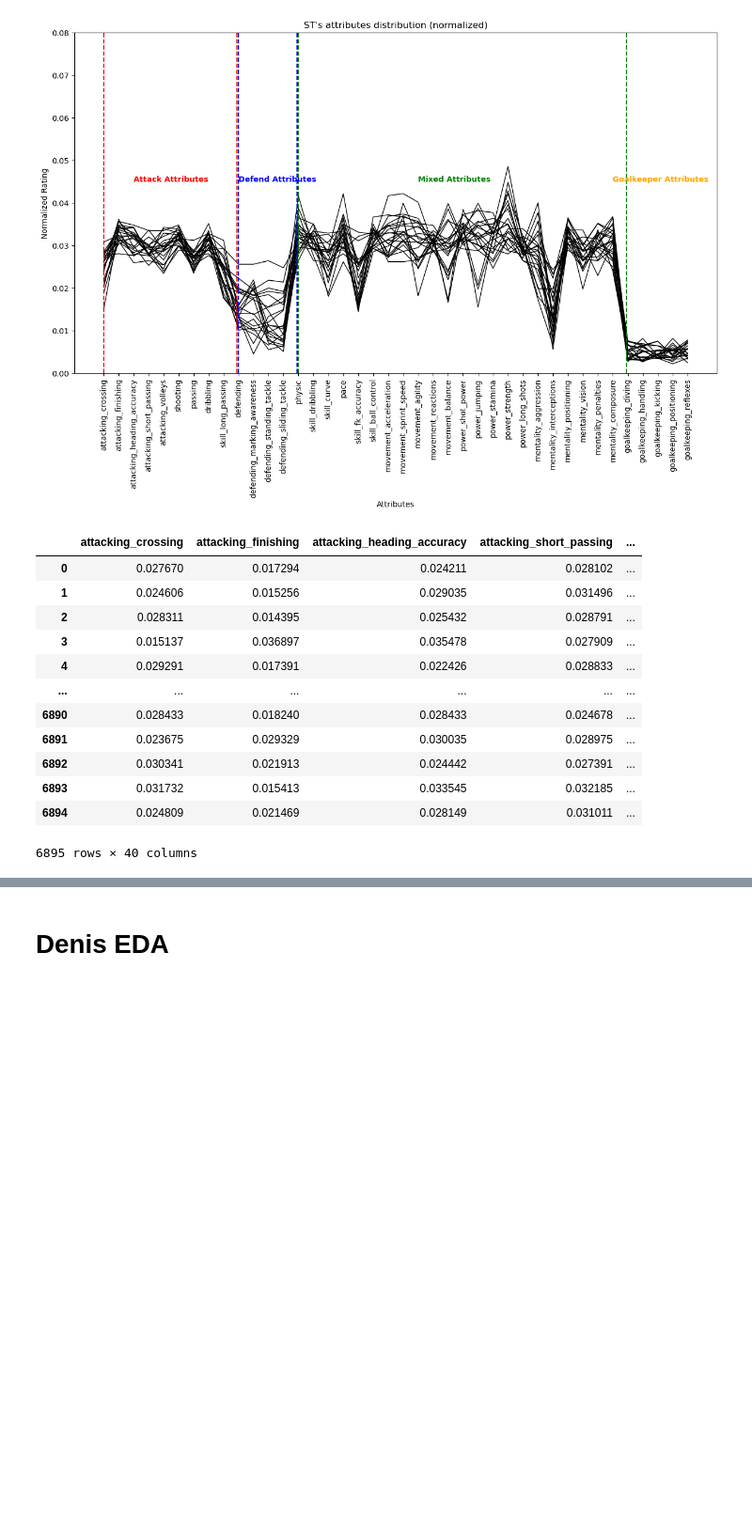
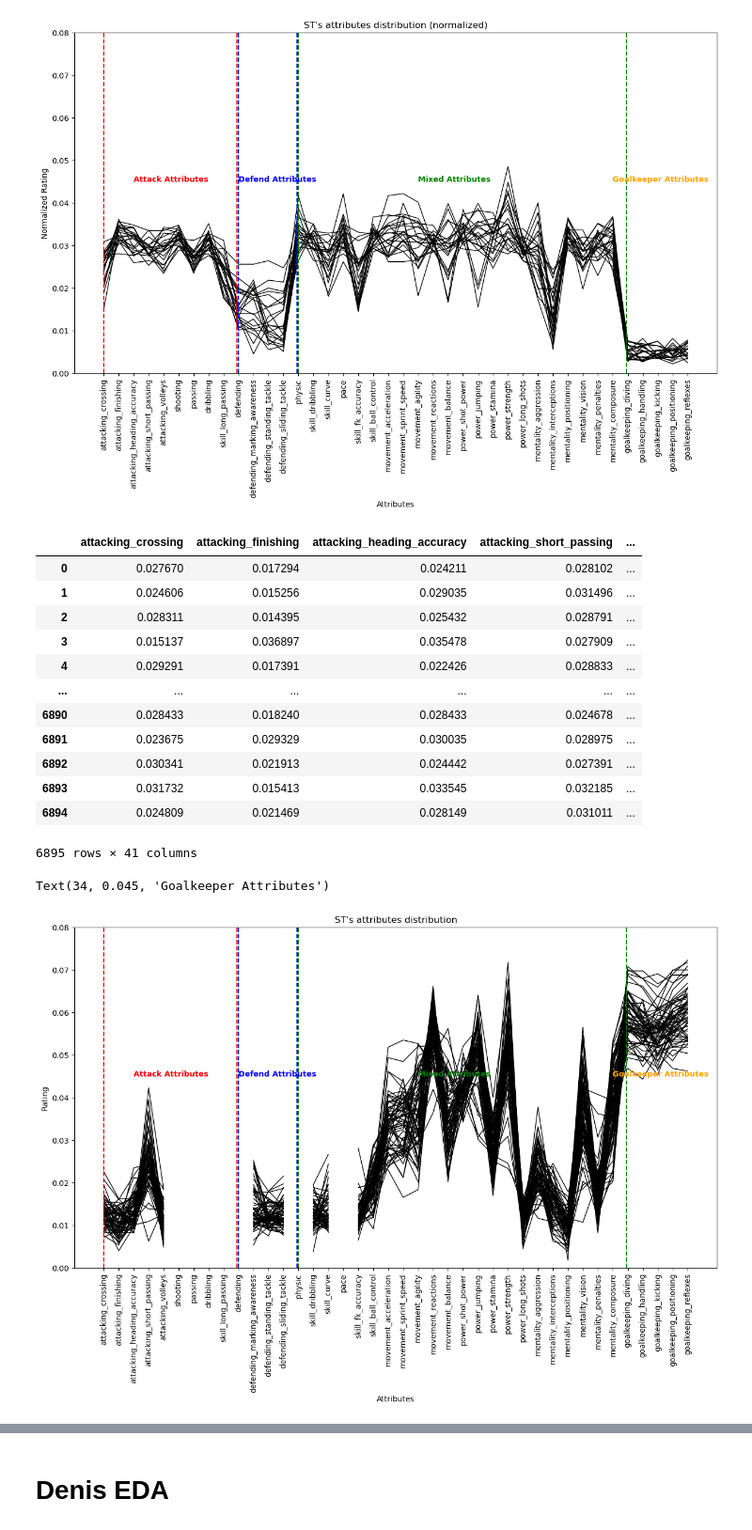
Before and after one commit to DenisProcyon/ML_proj2, a Jupyter notebook: src/main_nastia.ipynb, the cells around one changed output, grey strips where cells are left out. Shown at 94% size. Cells and saved outputs as stored; diff of their text form; code cells hidden in the pictures; blank space fills up the shorter version.

Commit message:
Add visualizations of skills
Old EDA is in the second part of the notebook

```diff
--- a/src/main_nastia.ipynb
+++ b/src/main_nastia.ipynb
@@ -123,7 +123,12 @@ Text(34, 0.045, 'Goalkeeper Attributes')
 [figure]
 # %%
 # Normalize the whole dataset
-df_new_normalized = df.iloc[:,:-1].div(df.iloc[:,:-1].sum(axis=1), axis=0)
+
+last_column = df.iloc[:, -1] # Extract the last column (position)
+
+df_new_normalized = df.iloc[:, :-1].div(df.iloc[:, :-1].sum(axis=1), axis=0) # Normalize the rest of the columns
+
+df_new_normalized["position"] = last_column # Add the last column back
 # %%
 df_new_normalized
 # %% [output]
@@ -139,4 +144,36 @@ df_new_normalized
 | 6892 | 0.030341 | 0.021913 | 0.024442 | 0.027391 | ... |
 | 6893 | 0.031732 | 0.015413 | 0.033545 | 0.032185 | ... |
 | 6894 | 0.024809 | 0.021469 | 0.028149 | 0.031011 | ... |
-6895 rows × 40 columns
+6895 rows × 41 columns
+# %%
+# Plotting the scores of all the available skills for a sample of Goalies (GK)
+
+fig, ax = plt.subplots()
+df_new_GK = df_new_normalized[df_new_normalized['position'] == 'GK'].iloc[::10,:-1]
+df_new_GK.T.plot.line(color = 'black', figsize = (15,8), legend = False, ylim = (0, 0.08), title = "GK's attributes distribution", ax=ax)
+
+ax.set_xlabel('Attributes')
+ax.set_ylabel('Rating')
+
+ax.set_xticks(np.arange(len(cols)))
+ax.set_xticklabels(labels = cols, rotation=90)
+
+for ln in ax.lines:
+    ln.set_linewidth(1)
+
+ax.axvline(0, color='red', linestyle='--')
+ax.axvline(8.9, color='red', linestyle='--')
+
+ax.axvline(9, color='blue', linestyle='--')
+ax.axvline(12.9, color='blue', linestyle='--')
+
+ax.axvline(13, color='green', linestyle='--')
+ax.axvline(34.9, color='green', linestyle='--')
+
+ax.text(2, 0.045, 'Attack Attributes', color = 'red', weight = 'bold')
+ax.text(9, 0.045, 'Defend Attributes', color = 'blue', weight = 'bold')
+ax.text(21, 0.045, 'Mixed Attributes', color = 'green', weight = 'bold')
+ax.text(34, 0.045, 'Goalkeeper Attributes', color = 'orange', weight = 'bold')
+# %% [output]
+Text(34, 0.045, 'Goalkeeper Attributes')
+[figure, added]
```
Also changed, not shown: parts of 4 cells of this notebook.
